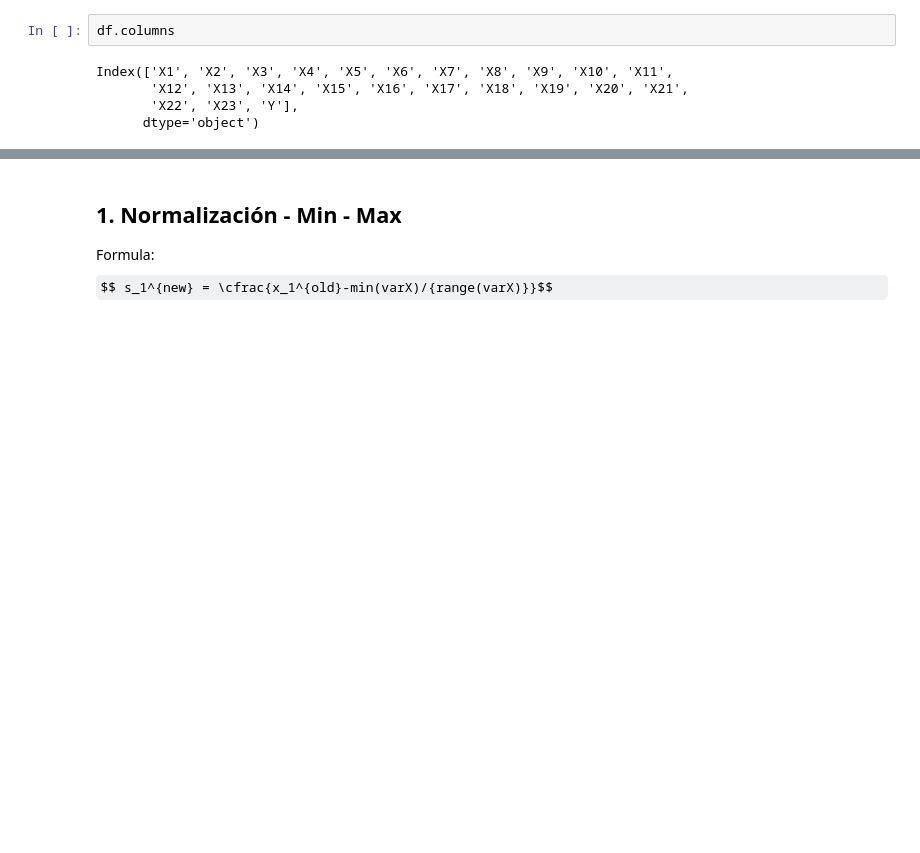
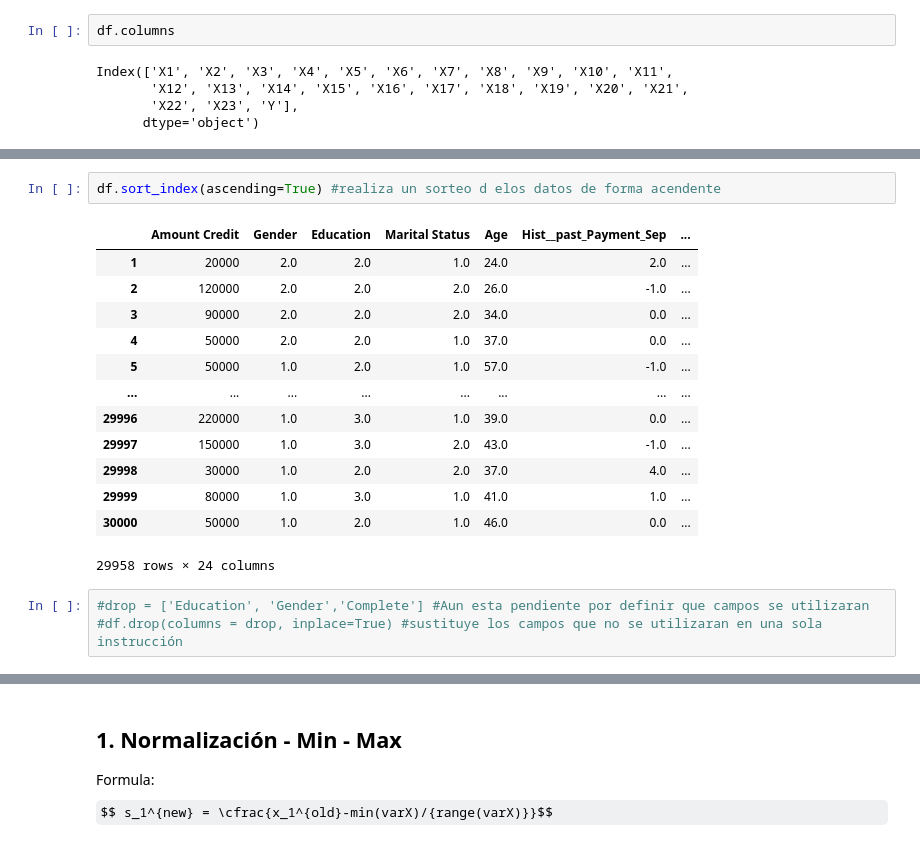
Before and after one commit to PosgradoMNA/Proyecto-final-Equipo-135, a Jupyter notebook: Actividad_Semanal_4_Transformación_y_Reducción_de_datos.ipynb, the cells around one changed output, grey strips where cells are left out. Cells and saved outputs as stored; diff of their text form; some formulas as TeX source; blank space fills up the shorter version.

```diff
--- a/Actividad_Semanal_4_Transformación_y_Reducción_de_datos.ipynb
+++ b/Actividad_Semanal_4_Transformación_y_Reducción_de_datos.ipynb
@@ -58,3 +171,22 @@ KeyError: ignored
+# %%
+df.sort_index(ascending=True) #realiza un sorteo d elos datos de forma acendente
+# %% [output]
+|  | Amount Credit | Gender | Education | Marital Status | Age | Hist__past_Payment_Sep | ... |
+| 1 | 20000 | 2.0 | 2.0 | 1.0 | 24.0 | 2.0 | ... |
+| 2 | 120000 | 2.0 | 2.0 | 2.0 | 26.0 | -1.0 | ... |
+| 3 | 90000 | 2.0 | 2.0 | 2.0 | 34.0 | 0.0 | ... |
+| 4 | 50000 | 2.0 | 2.0 | 1.0 | 37.0 | 0.0 | ... |
+| 5 | 50000 | 1.0 | 2.0 | 1.0 | 57.0 | -1.0 | ... |
+| ... | ... | ... | ... | ... | ... | ... | ... |
+| 29996 | 220000 | 1.0 | 3.0 | 1.0 | 39.0 | 0.0 | ... |
+| 29997 | 150000 | 1.0 | 3.0 | 2.0 | 43.0 | -1.0 | ... |
+| 29998 | 30000 | 1.0 | 2.0 | 2.0 | 37.0 | 4.0 | ... |
+| 29999 | 80000 | 1.0 | 3.0 | 1.0 | 41.0 | 1.0 | ... |
+| 30000 | 50000 | 1.0 | 2.0 | 1.0 | 46.0 | 0.0 | ... |
+29958 rows × 24 columns
+# %%
+#drop = ['Education', 'Gender','Complete'] #Aun esta pendiente por definir que campos se utilizaran
+#df.drop(columns = drop, inplace=True) #sustituye los campos que no se utilizaran en una sola instrucción
 # %%
 df.head()
 # %% [output]
```
Also changed, not shown: parts of 31 cells of this notebook.
